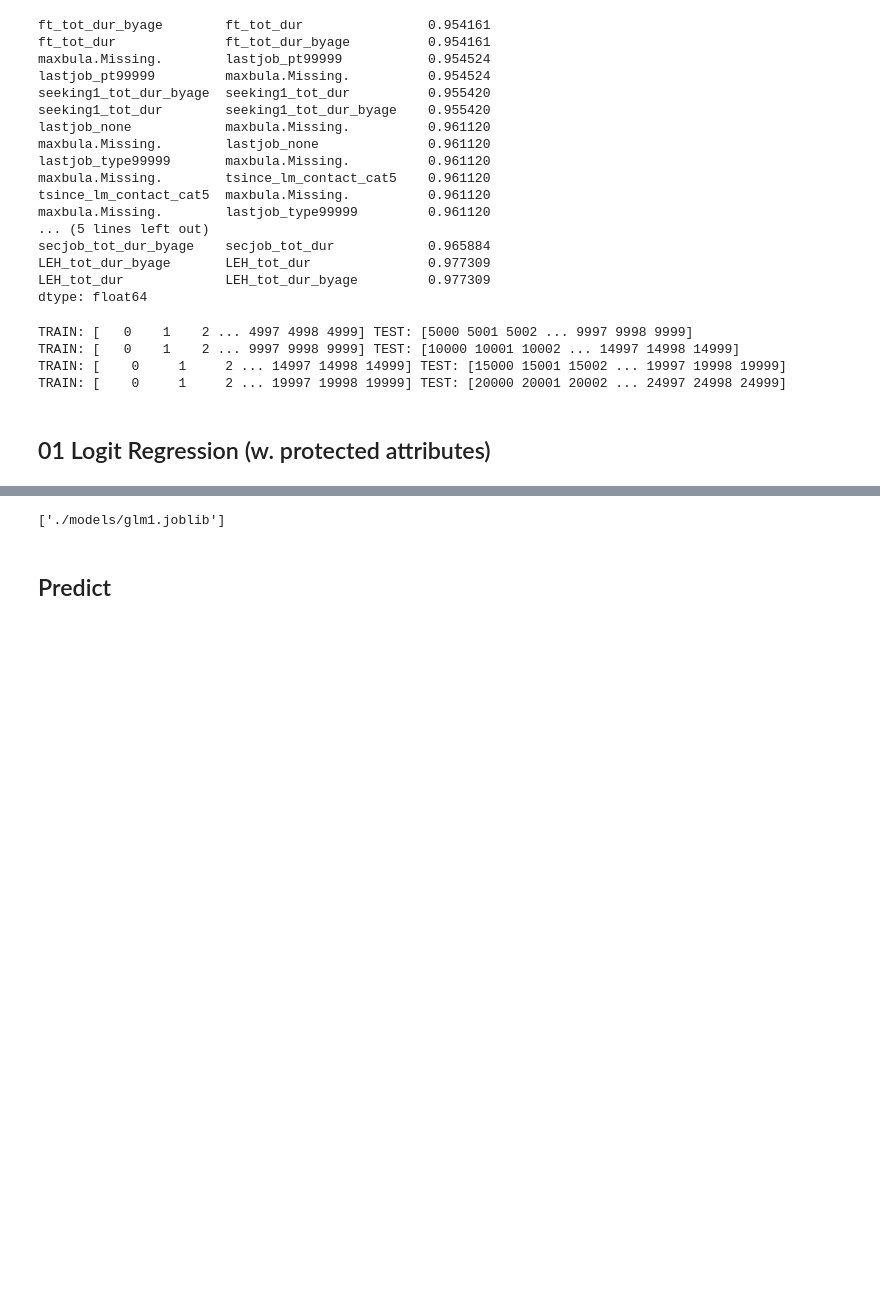
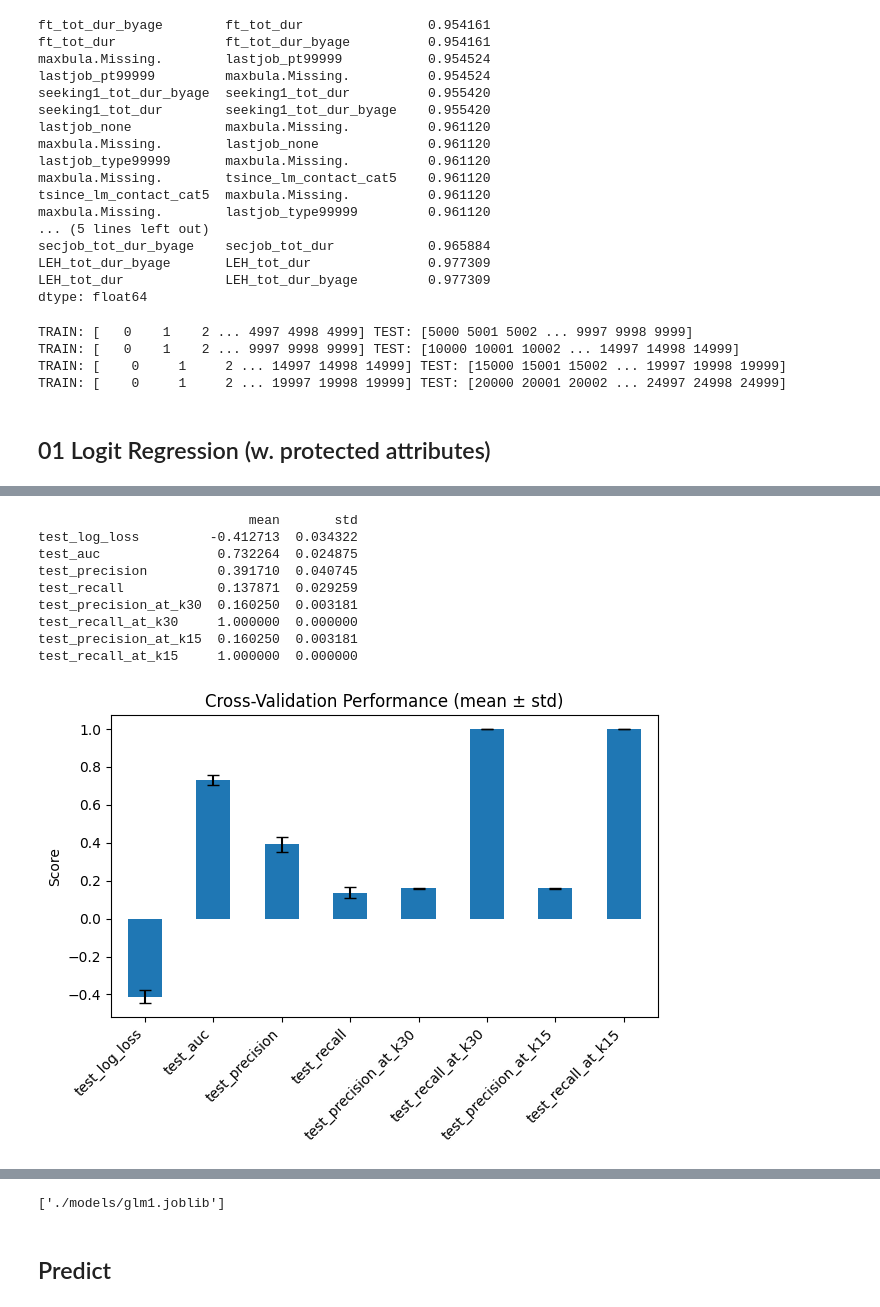
Before and after one commit to jsbroden/CMA_Fairness, a Jupyter notebook: 02_train.ipynb, the cells around one changed output, grey strips where cells are left out. Saved outputs shown, nothing was run; the diff lists cells and outputs as text; code cells hidden in the pictures; blank space fills up the shorter version.

Commit message:
edited logit model solver and results

```diff
--- a/02_train.ipynb
+++ b/02_train.ipynb
@@ -82,13 +82,13 @@ score = {'log_loss': 'neg_log_loss',
          'auc': 'roc_auc',
          'precision': 'precision', # uses default model threshold of 0.5
          'recall': 'recall',
-         'precision_at_k25': custom_precision25, # uses custom threshold
-         'recall_at_k25': custom_recall25,
-         'precision_at_k10': custom_precision10,
-         'recall_at_k10': custom_recall10}
+         'precision_at_k30': custom_precision30, # uses custom threshold
+         'recall_at_k30': custom_recall30,
+         'precision_at_k15': custom_precision15,
+         'recall_at_k15': custom_recall15}
 # %% [markdown]
 ## 01 Logit Regression (w. protected attributes)
 # %%
-glm1 = LogisticRegression(penalty = None, solver = 'lbfgs', max_iter = 1000)
+glm1 = LogisticRegression(penalty = None, solver = 'newton-cg', max_iter = 1000)
 glm1.fit(X_train_f, y_train)
 # %% [output]
@@ -129,0 +103,34 @@ Please also refer to the documentation for alternative solver options:
+# %%
+# Visualize CV output
+
+# Convert to DataFrame
+results_df = pd.DataFrame(glmcv1)
+
+# Only keep test scores
+test_scores = results_df.filter(like='test_')
+
+# Summary statistics
+summary = test_scores.agg(['mean', 'std']).T
+summary.columns = ['mean', 'std']
+print(summary)
+
+import matplotlib.pyplot as plt
+
+# Bar chart of mean ± std
+summary.plot(kind='bar', y='mean', yerr='std', legend=False, capsize=4)
+plt.ylabel("Score")
+plt.title("Cross-Validation Performance (mean ± std)")
+plt.xticks(rotation=45, ha='right')
+plt.tight_layout()
+plt.show()
+# %% [output]
+                           mean       std
+test_log_loss         -0.412713  0.034322
+test_auc               0.732264  0.024875
+test_precision         0.391710  0.040745
+test_recall            0.137871  0.029259
+test_precision_at_k30  0.160250  0.003181
+test_recall_at_k30     1.000000  0.000000
+test_precision_at_k15  0.160250  0.003181
+test_recall_at_k15     1.000000  0.000000
+[figure, added]
```
Also changed, not shown: parts of 11 cells of this notebook, 9 other files.
